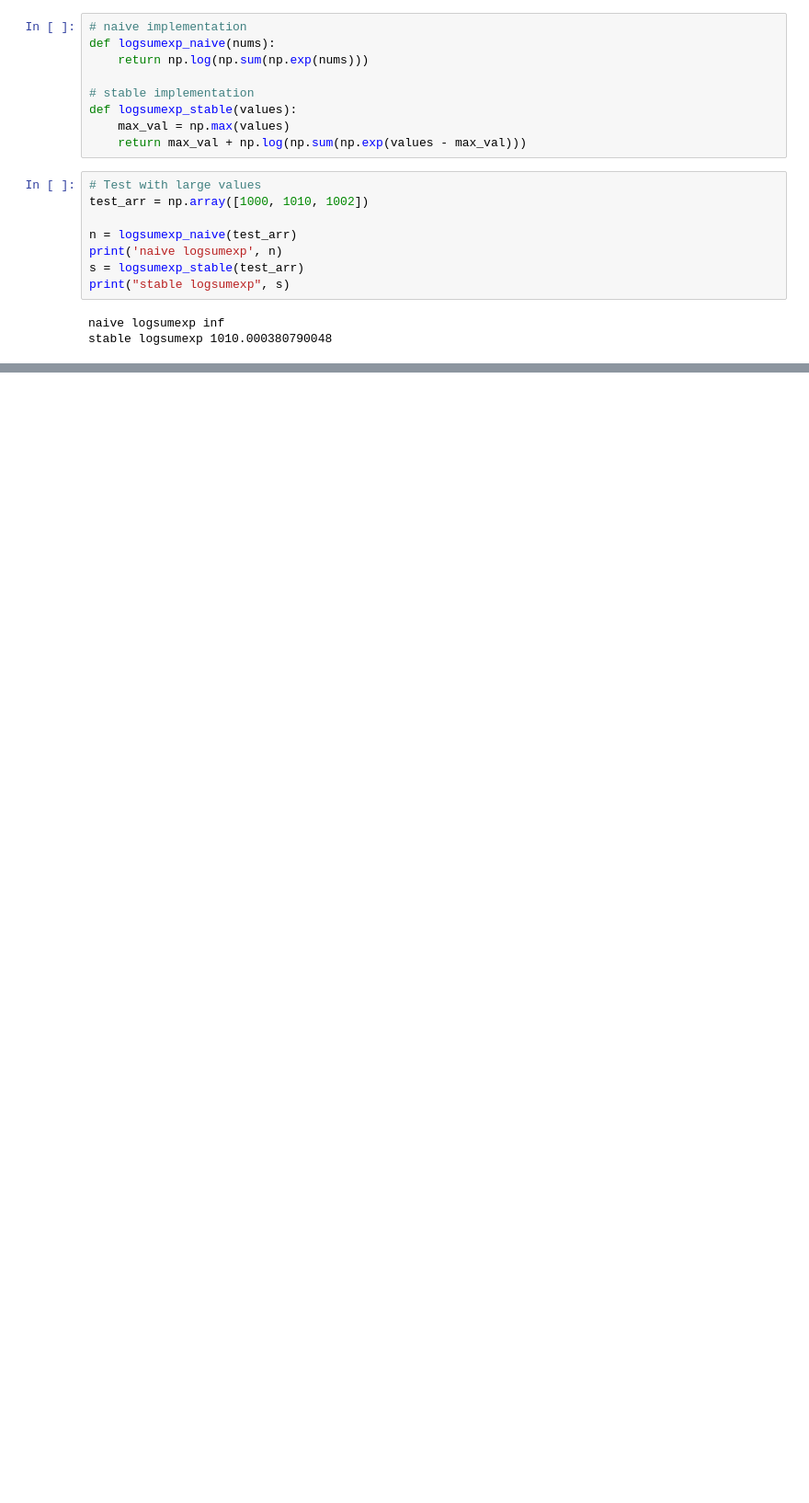
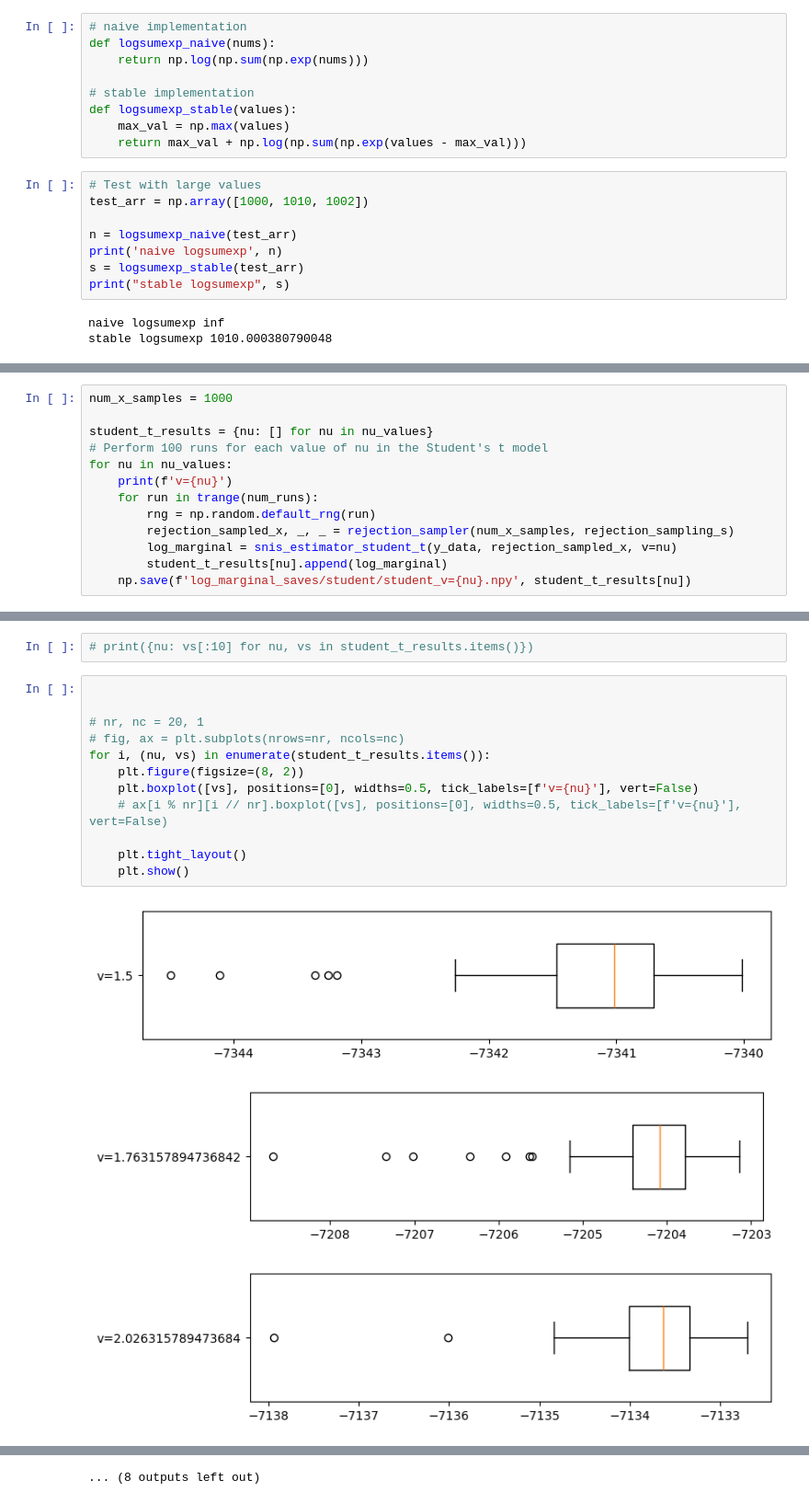
Before and after one commit to sallsdagrate/SNIS-Estimator, a Jupyter notebook: cw1.1.ipynb, the cells around one changed output, grey strips where cells are left out. Shown: that part at 92% size. Drawn from its saved outputs; the diff is of its cells as text; blank space fills up the shorter version.

```diff
--- a/cw1.1.ipynb
+++ b/cw1.1.ipynb
@@ -353,0 +407,13 @@ Student t: -7585.219014188021
+# %%
+num_x_samples = 1000
+
+student_t_results = {nu: [] for nu in nu_values}
+# Perform 100 runs for each value of nu in the Student's t model
+for nu in nu_values:
+    print(f'v={nu}')
+    for run in trange(num_runs):
+        rng = np.random.default_rng(run)
+        rejection_sampled_x, _, _ = rejection_sampler(num_x_samples, rejection_sampling_s)
+        log_marginal = snis_estimator_student_t(y_data, rejection_sampled_x, v=nu)
+        student_t_results[nu].append(log_marginal)
+    np.save(f'log_marginal_saves/student/student_v={nu}.npy', student_t_results[nu])
@@ -353,0 +434,18 @@ Student t: -7585.219014188021
+# %%
+# print({nu: vs[:10] for nu, vs in student_t_results.items()})
+# %%
+
+
+# nr, nc = 20, 1
+# fig, ax = plt.subplots(nrows=nr, ncols=nc)
+for i, (nu, vs) in enumerate(student_t_results.items()):
+    plt.figure(figsize=(8, 2))
+    plt.boxplot([vs], positions=[0], widths=0.5, tick_labels=[f'v={nu}'], vert=False)
+    # ax[i % nr][i // nr].boxplot([vs], positions=[0], widths=0.5, tick_labels=[f'v={nu}'], vert=False)
+
+    plt.tight_layout()
+    plt.show()
+# %% [output]
+[figure, added]
+[figure, added]
+[figure, added]
@@ -353,0 +461 @@ Student t: -7585.219014188021
+... (8 outputs left out)
```
Also changed, not shown: parts of 33 cells of this notebook, 22 other files.
